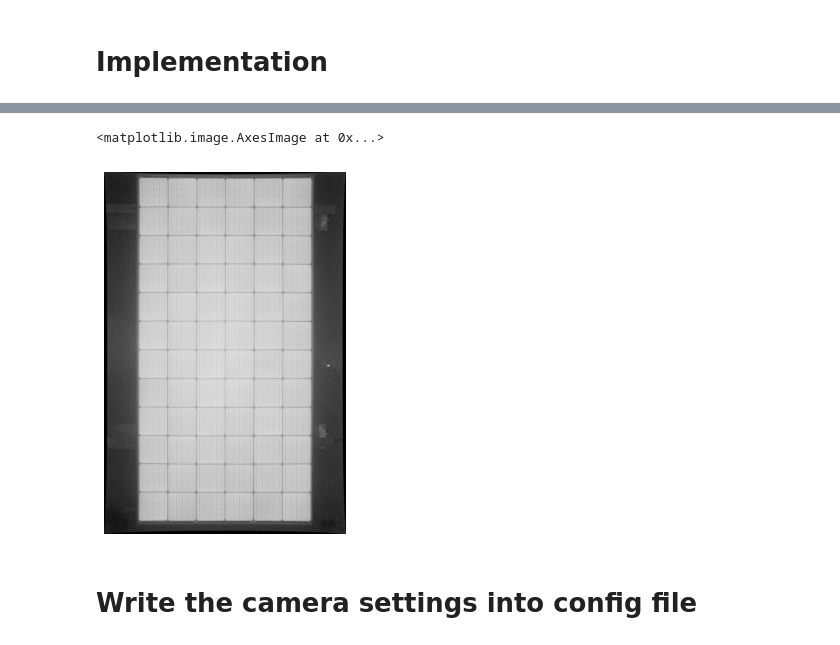
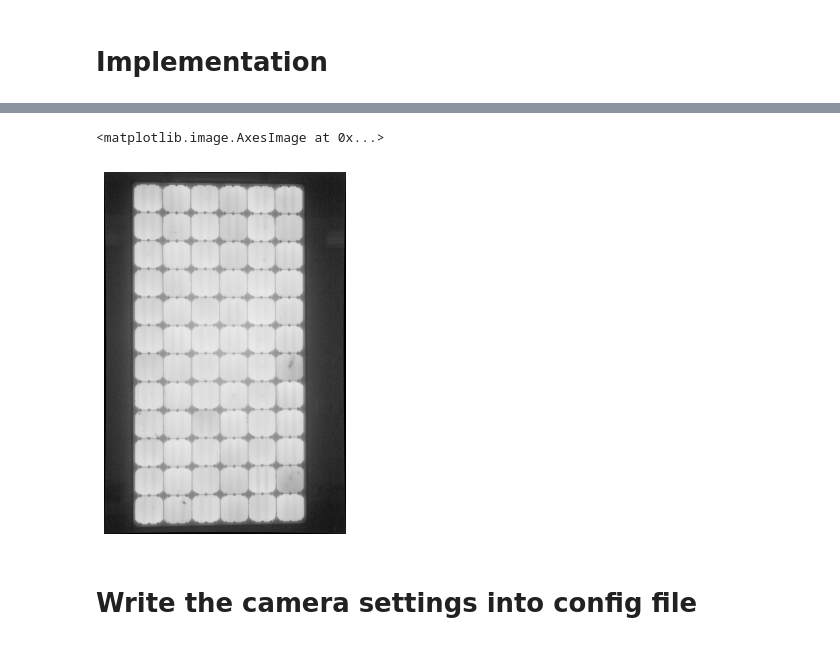
Before and after one commit to charlieHowcroft/PV-EL-image, a Jupyter notebook: solarel/Barrel_distort/barell_distort.ipynb, the cells around one changed output, grey strips where cells are left out. Saved outputs shown, nothing was run; the diff lists cells and outputs as text; code cells hidden in the pictures.

```diff
--- a/solarel/Barrel_distort/barell_distort.ipynb
+++ b/solarel/Barrel_distort/barell_distort.ipynb
@@ -188,9 +186,37 @@ plt.imshow(image)
 # plt.figure(figsize=(8, 6), dpi=80)
 # plt.axis('off')
 # plt.imshow(image_cp)
-# %%
-corners = []
-for p_list in points.values():
-    corners.append(np.array([[[y, x]] for (x, y) in p_list], np.float32))
-# corners = np.array([[[y, x]] for (x, y) in points[str(image_name)]], np.float32)
-print()
+# %%
+def cluster(points, maxgap):
+
+    sorted_points = sorted(points, key=lambda p: p[0])
+    xs = [point[0] for point in sorted_points]
+
+    groups = [[sorted_points[0]]]
+    for i, x in enumerate(xs[1:]):
+        if abs(x - groups[-1][-1][0]) <= maxgap:
+            groups[-1].append(sorted_points[i+1])
+        else:
+            groups.append([sorted_points[i+1]])
+
+    final = []
+    for group in groups:
+        group = sorted(group, key=lambda p: p[1])
+        final.extend(group)
+    return final
+# %%
+corners = []
+objpoints = []
+
+patternSize = (13, 7)
+objp = np.zeros((1, patternSize[0] * patternSize[1], 3), np.float32)
+objp[0,:,:2] = np.mgrid[0:patternSize[0], 0:patternSize[1]].T.reshape(-1, 2)
+
+for p_list in points.values():
+    objpoints.append(objp)
+    corners2 = [[x, y] for (x, y) in p_list]
+    corners3 = [cluster(corners2, 100)]
+    corners3 = np.array(corners3, np.float32)
+    corners.append(corners3)
+# print(corners3)
+print(objp)
@@ -220,7 +246,7 @@ print(objp)
 # %%
 h,w = image.shape[:2]
 gray = cv2.cvtColor(image,cv2.COLOR_BGR2GRAY)
-ret, mtx, dist, rvecs, tvecs = cv2.calibrateCamera(objp, corners, gray.shape[::-1], None, None)
+ret, mtx, dist, rvecs, tvecs = cv2.calibrateCamera(objpoints, corners, gray.shape[::-1], None, None)
 
 print("Camera matrix : \n")
 print(mtx)
@@ -235,21 +277,21 @@ error: OpenCV(4.5.3) C:\Users\runneradmin\AppData\Local\Temp\pip-req-build-sn_xp
 # %%
 # Refining the camera matrix using parameters obtained by calibration
 newcameramtx, roi = cv2.getOptimalNewCameraMatrix(mtx, dist, (w,h), 1, (w,h))
 
 # Method 1 to undistort the image
 dst = cv2.undistort(image, mtx, dist, None, newcameramtx)
 
 # Method 2 to undistort the image
 mapx,mapy=cv2.initUndistortRectifyMap(mtx,dist,None,newcameramtx,(w,h),5)
 
 dst = cv2.remap(image, mapx,mapy,cv2.INTER_LINEAR)
-
+cv2.imwrite("images/test.jpg", dst)
 plt.figure(figsize=(8, 6), dpi=80)
 plt.axis('off')
 plt.imshow(dst)
 # %% [output]
 <matplotlib.image.AxesImage at 0x...>
-[figure, old version]
+[figure, new version]
 # %% [markdown]
 # Write the camera settings into config file
 # %%
```
Also changed, not shown: parts of 12 cells of this notebook, 43 other files.
